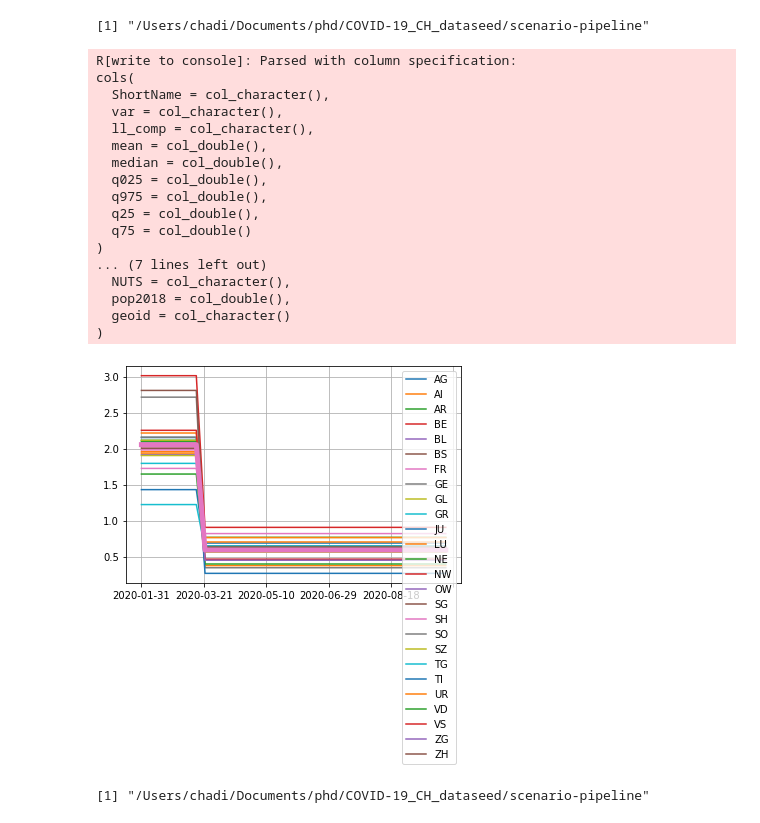
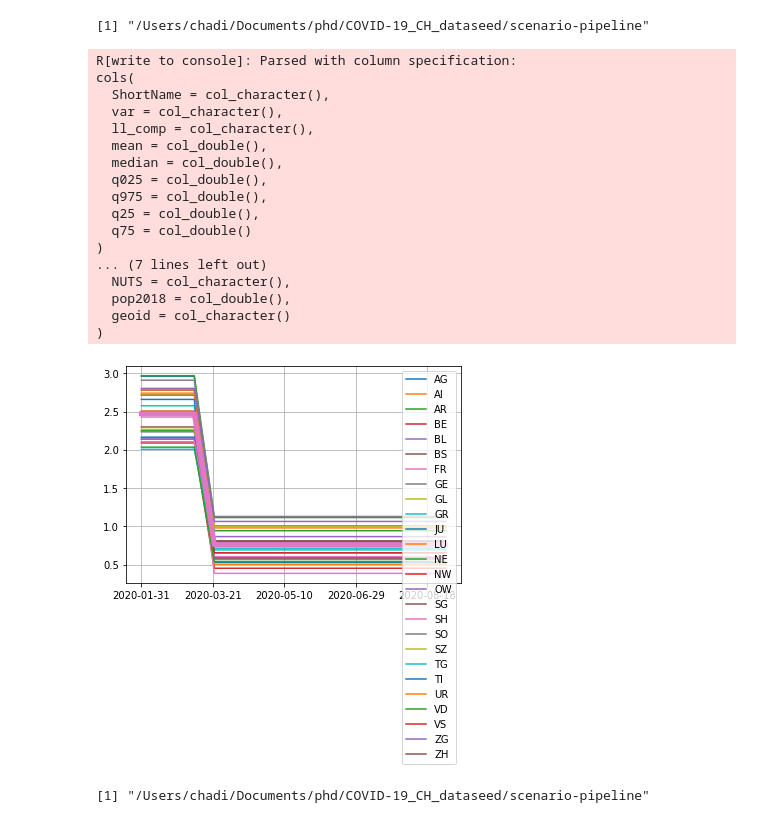
Before and after one commit to jcblemai/R0_BBRC_experiment, a Jupyter notebook: scenario-pipeline/dvpt.ipynb, the cells around one changed output. Saved outputs shown, nothing was run; the diff lists cells and outputs as text; code cells hidden in the pictures.

```diff
--- a/scenario-pipeline/dvpt.ipynb
+++ b/scenario-pipeline/dvpt.ipynb
@@ -58,33 +58,33 @@ s = setup.Setup(setup_name=config["name"].get() + "_" + str(scenario),
 # %%
 r_assign('ti_str', str(s.ti))
 r_assign('tf_str', str(s.tf))
 r_assign('foldername', '../data/ch/')
 r_assign('setupname', 'Current')#s.setup_name)
-r_source('NPI/NPI_for_baseline.R')
+r_source('NPI/NPI_for_baseline_deltas.R')
 R0 = robjects.r['NPI'].T
 R0.plot()
 ax = R0.mean(axis=1).plot(lw=5)
 ax.grid()
 # %% [output]
 [1] "/Users/chadi/Documents/phd/COVID-19_CH_dataseed/scenario-pipeline"
 R[write to console]: Parsed with column specification:
 cols(
   ShortName = col_character(),
   var = col_character(),
   ll_comp = col_character(),
   mean = col_double(),
   median = col_double(),
   q025 = col_double(),
   q975 = col_double(),
   q25 = col_double(),
   q75 = col_double()
 )
 ... (7 lines left out)
   NUTS = col_character(),
   pop2018 = col_double(),
   geoid = col_character()
 )
-[figure, old version]
+[figure, new version]
 # %%
 r_assign('ti_str', str(s.ti))
 r_assign('tf_str', str(s.tf))
```
Also changed, not shown: 6 other files.
